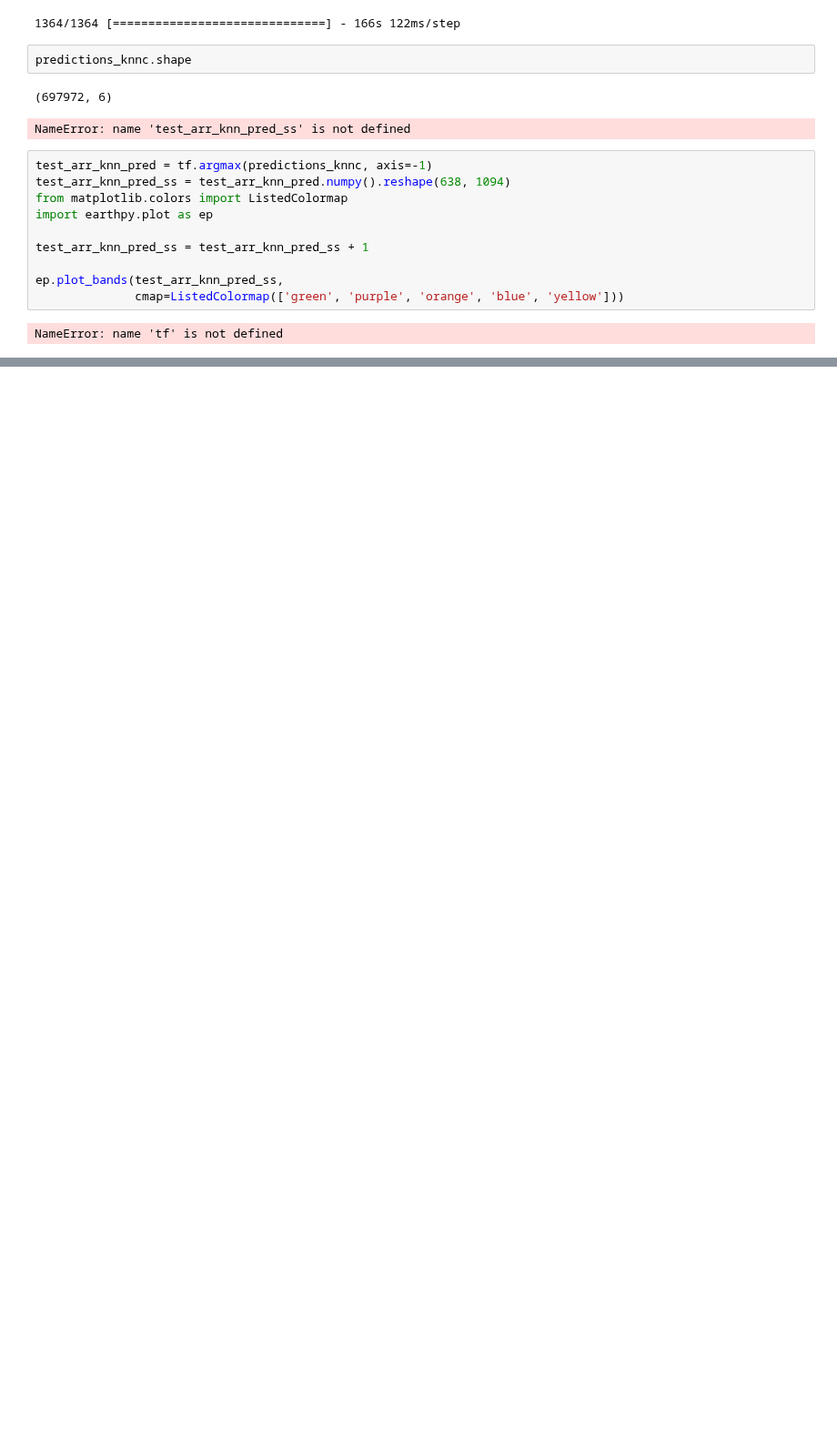
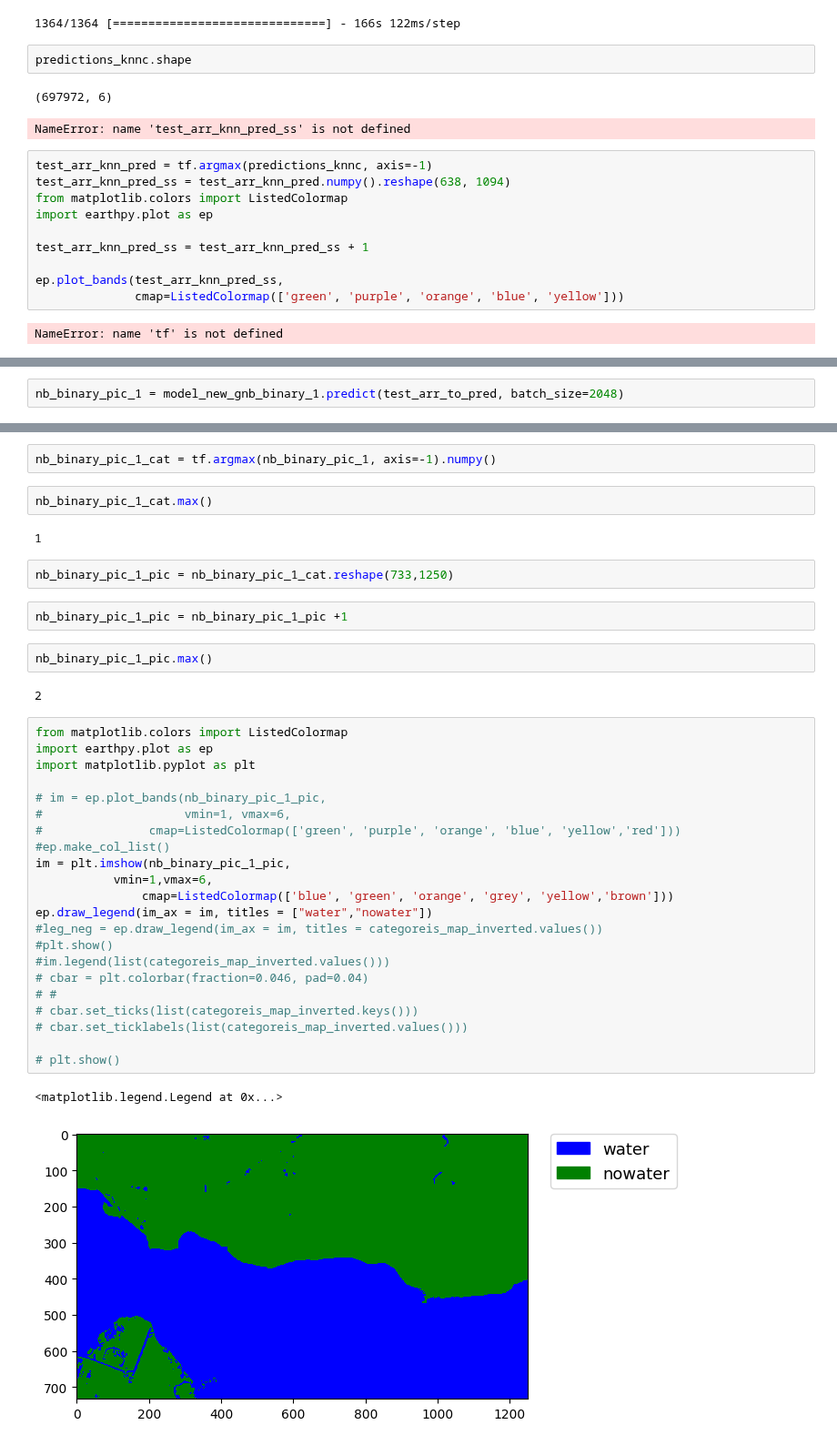
Before and after one commit to angpysha/Satellite_Imagery_Analysis, a Jupyter notebook: Classification/dataset_6_keras.ipynb, the cells around one changed output, grey strips where cells are left out. Shown at 91% size. Saved outputs shown, nothing was run; the diff lists cells and outputs as text; blank space fills up the shorter version.

Commit message:
Binary classification attempt 1

```diff
--- a/Classification/dataset_6_keras.ipynb
+++ b/Classification/dataset_6_keras.ipynb
@@ -986,0 +1073,2 @@ NameError: name 'tf' is not defined
+# %%
+nb_binary_pic_1 = model_new_gnb_binary_1.predict(test_arr_to_pred, batch_size=2048)
@@ -986,0 +1077,39 @@ NameError: name 'tf' is not defined
+# %%
+nb_binary_pic_1_cat = tf.argmax(nb_binary_pic_1, axis=-1).numpy()
+# %%
+nb_binary_pic_1_cat.max()
+# %% [output]
+1
+# %%
+nb_binary_pic_1_pic = nb_binary_pic_1_cat.reshape(733,1250)
+# %%
+nb_binary_pic_1_pic = nb_binary_pic_1_pic +1
+# %%
+nb_binary_pic_1_pic.max()
+# %% [output]
+2
+# %%
+from matplotlib.colors import ListedColormap
+import earthpy.plot as ep
+import matplotlib.pyplot as plt
+
+# im = ep.plot_bands(nb_binary_pic_1_pic,
+#                    vmin=1, vmax=6,
+#               cmap=ListedColormap(['green', 'purple', 'orange', 'blue', 'yellow','red']))
+#ep.make_col_list()
+im = plt.imshow(nb_binary_pic_1_pic,
+           vmin=1,vmax=6,
+               cmap=ListedColormap(['blue', 'green', 'orange', 'grey', 'yellow','brown']))
+ep.draw_legend(im_ax = im, titles = ["water","nowater"])
+#leg_neg = ep.draw_legend(im_ax = im, titles = categoreis_map_inverted.values())
+#plt.show()
+#im.legend(list(categoreis_map_inverted.values()))
+# cbar = plt.colorbar(fraction=0.046, pad=0.04)
+# #
+# cbar.set_ticks(list(categoreis_map_inverted.keys()))
+# cbar.set_ticklabels(list(categoreis_map_inverted.values()))
+
+# plt.show()
+# %% [output]
+<matplotlib.legend.Legend at 0x...>
+[figure, added]
```
Also changed, not shown: parts of 223 cells of this notebook, 1 other file.
